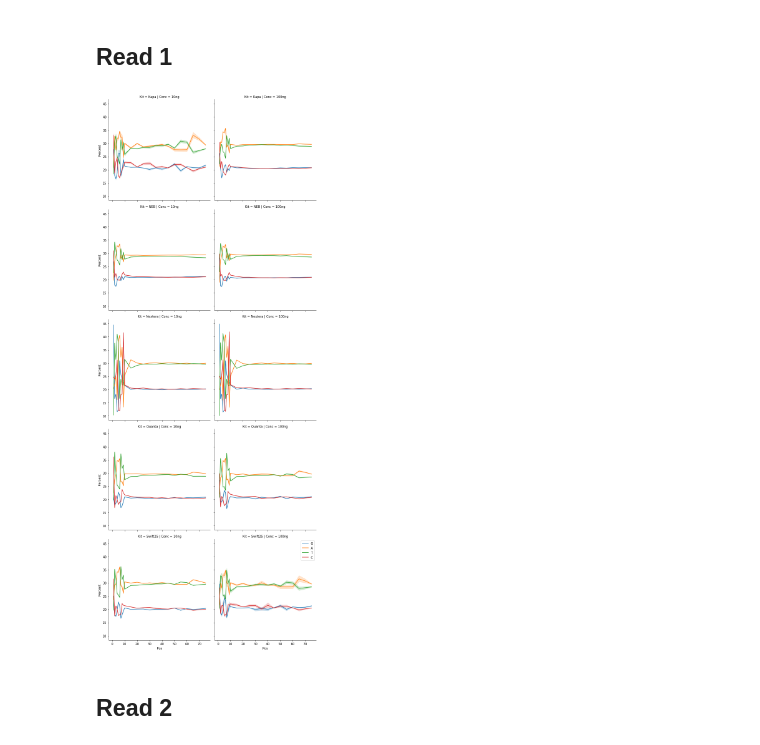
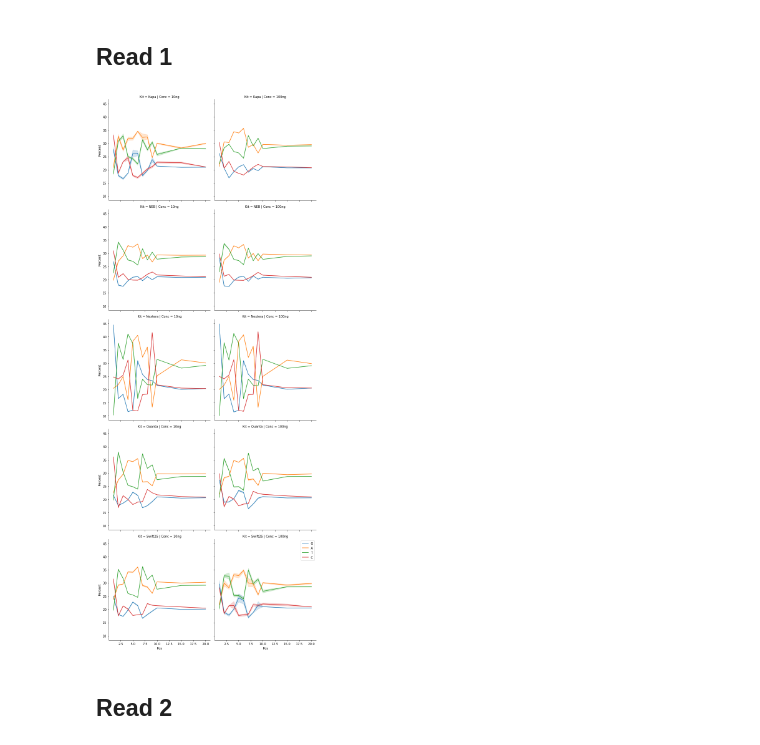
Before and after one commit to fa2k/comparison, a Jupyter notebook: nucl_content.ipynb, the cells around one changed output. Drawn from its saved outputs; the diff is of its cells as text; code cells hidden in the pictures.

```diff
--- a/nucl_content.ipynb
+++ b/nucl_content.ipynb
@@ -85,12 +85,12 @@ sns.lineplot(data=df, x='Pos', y='Percent', hue='Nucleotide')
 # %% [markdown]
 ## Read 1
 # %%
-g = sns.FacetGrid(df[(df.Pos<80)&(df.Read==1)], col="Conc", row="Kit", hue='Nucleotide', height=5)
+g = sns.FacetGrid(df[(df.Pos<21)&(df.Read==1)], col="Conc", row="Kit", hue='Nucleotide', height=5)
 g.map(sns.lineplot, 'Pos', 'Percent')
 plt.legend()
 savefig('nucleotide_content_r1', False)
 # %% [output]
-[figure, old version]
+[figure, new version]
 # %% [markdown]
 ## Read 2
 # %%
```
Also changed, not shown: parts of 3 cells of this notebook, 6 other files.
